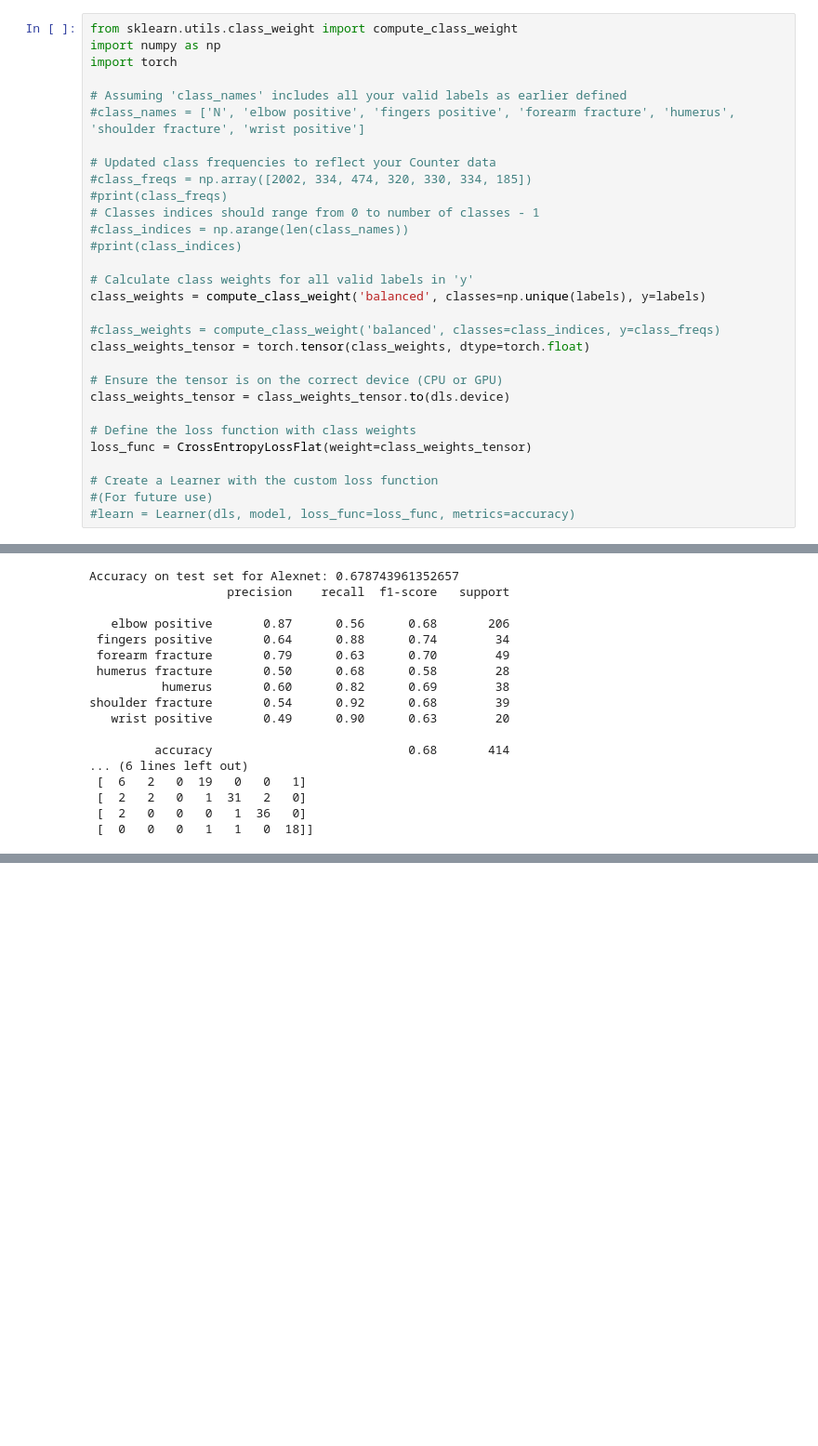
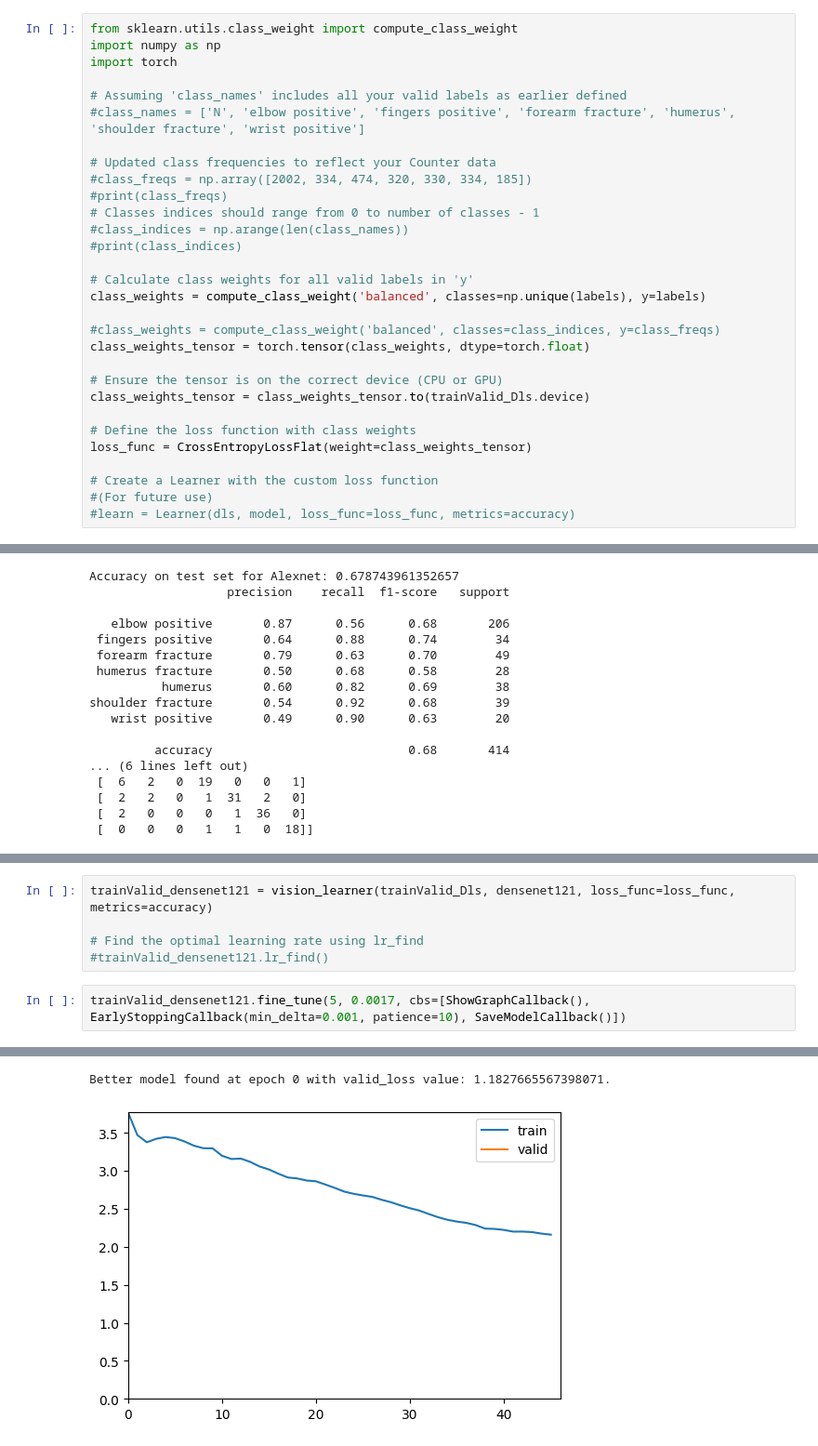
Before and after one commit to JamezP2002/bone-fracture-451-project, a Jupyter notebook: bone fracture MAIN.ipynb, the cells around one changed output, grey strips where cells are left out. Shown at 93% size. Saved outputs shown, nothing was run; the diff lists cells and outputs as text; blank space fills up the shorter version.

```diff
--- a/bone fracture MAIN.ipynb
+++ b/bone fracture MAIN.ipynb
@@ -146,7 +146,7 @@ class_weights = compute_class_weight('balanced', classes=np.unique(labels), y=la
 class_weights_tensor = torch.tensor(class_weights, dtype=torch.float)
 
 # Ensure the tensor is on the correct device (CPU or GPU)
-class_weights_tensor = class_weights_tensor.to(dls.device)
+class_weights_tensor = class_weights_tensor.to(trainValid_Dls.device)
 
 # Define the loss function with class weights
 loss_func = CrossEntropyLossFlat(weight=class_weights_tensor)
@@ -331,0 +334,8 @@ shoulder fracture       0.54      0.92      0.68        39
+# %%
+trainValid_densenet121 = vision_learner(trainValid_Dls, densenet121, loss_func=loss_func, metrics=accuracy)
+
+# Find the optimal learning rate using lr_find
+#trainValid_densenet121.lr_find()
+# %%
+trainValid_densenet121.fine_tune(5, 0.0017, cbs=[ShowGraphCallback(), EarlyStoppingCallback(min_delta=0.001, patience=10), SaveModelCallback()])
+# %% [output]
@@ -331,0 +344,2 @@ shoulder fracture       0.54      0.92      0.68        39
+Better model found at epoch 0 with valid_loss value: 1.1827665567398071.
+[figure, added]
```
Also changed, not shown: parts of 5 cells of this notebook, 1 other file.
